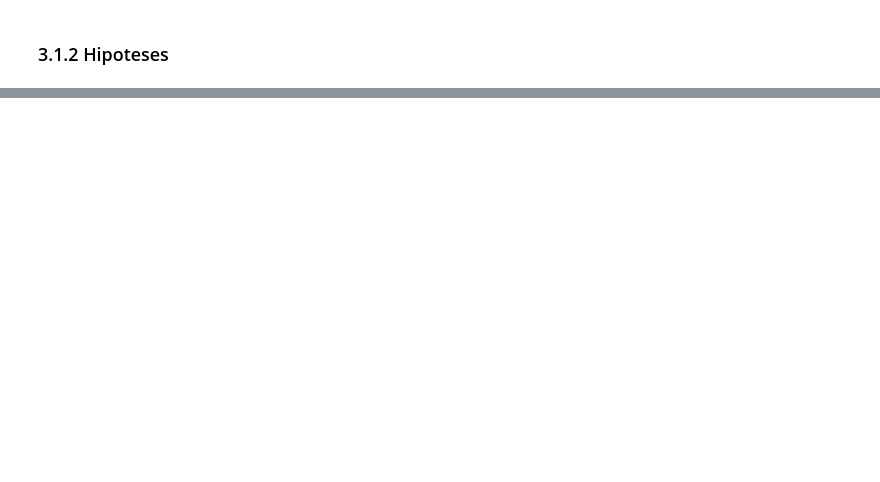
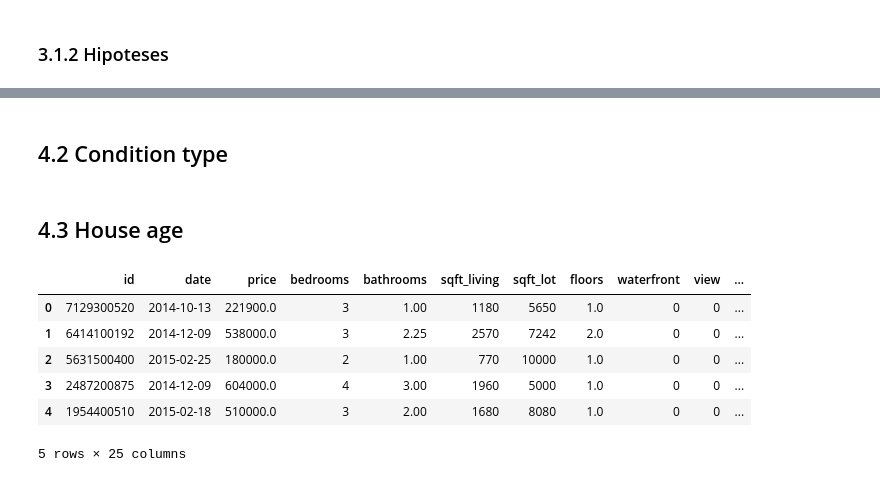
Before and after one commit to borgesds/House_Rocket, a Jupyter notebook: m1_house_rocket_v1.ipynb, the cells around one changed output, grey strips where cells are left out. Saved outputs shown, nothing was run; the diff lists cells and outputs as text; code cells hidden in the pictures; blank space fills up the shorter version.

```diff
--- a/m1_house_rocket_v1.ipynb
+++ b/m1_house_rocket_v1.ipynb
@@ -141,0 +193,9 @@ grafdisplot(df['price'])
+# %%
+# Nível 0 == Preço entre R$ 0 e R$ 321.950
+# Nível 1 == Preço entre R$ 321.950 e R$ 450.000
+# Nível 2 == Preço entre R$ 450.000 e R$ 645.000
+# Nível 3 == Preço acimsa R$ 645.000
+
+df3['level'] = df3['price'].apply(lambda x: 'nivel_0' if (x >= 0) & (x < 321950) else
+                                  'nivel_1' if (x >= 321950) & (x < 450000) else
+                                  'nivel_2' if (x >= 450000) & (x < 645000) else 'nivel_3')
@@ -141,0 +204,34 @@ grafdisplot(df['price'])
+# %%
+# Studio == bedrooms igual ou menor que 1
+# Apart_or_House == bedrooms entre 2 e 4
+# house == bedrooms maior que 4
+
+df3['dormitory_type'] = df3['bedrooms'].apply(lambda x: 'studio' if x <=1 else
+                                              'apart_or_house' if (x >=2) & (x <= 3) else 'house')
+# %% [markdown]
+## 4.2 Condition type
+# %%
+# Bad == Se a condition for menor ou igual a 2
+# Regular == Se a condition for igual a 3 ou 4
+# Good == Se a condition for igual 5
+
+df3['condition_type'] = df3['condition'].apply(lambda x: 'bad' if x <= 2 else
+                                               'regular' if (x == 3) | (x == 4) else 'good')
+# %% [markdown]
+## 4.3 House age
+# %%
+# New_House == data maior que 2014-01-01
+# Old_House == data menor que 2014-01-01
+
+df3['data_age'] = df3['date'].apply(lambda x: 'new_house' if x > pd.to_datetime('2014-01-01', format='%Y-%m-%d')
+                                   else 'old_house')
+# %%
+df3.head()
+# %% [output]
+|  | id | date | price | bedrooms | bathrooms | sqft_living | sqft_lot | floors | waterfront | view | ... |
+| 0 | 7129300520 | 2014-10-13 | 221900.0 | 3 | 1.00 | 1180 | 5650 | 1.0 | 0 | 0 | ... |
+| 1 | 6414100192 | 2014-12-09 | 538000.0 | 3 | 2.25 | 2570 | 7242 | 2.0 | 0 | 0 | ... |
+| 2 | 5631500400 | 2015-02-25 | 180000.0 | 2 | 1.00 | 770 | 10000 | 1.0 | 0 | 0 | ... |
+| 3 | 2487200875 | 2014-12-09 | 604000.0 | 4 | 3.00 | 1960 | 5000 | 1.0 | 0 | 0 | ... |
+| 4 | 1954400510 | 2015-02-18 | 510000.0 | 3 | 2.00 | 1680 | 8080 | 1.0 | 0 | 0 | ... |
+5 rows × 25 columns
```
Also changed, not shown: parts of 17 cells of this notebook.
